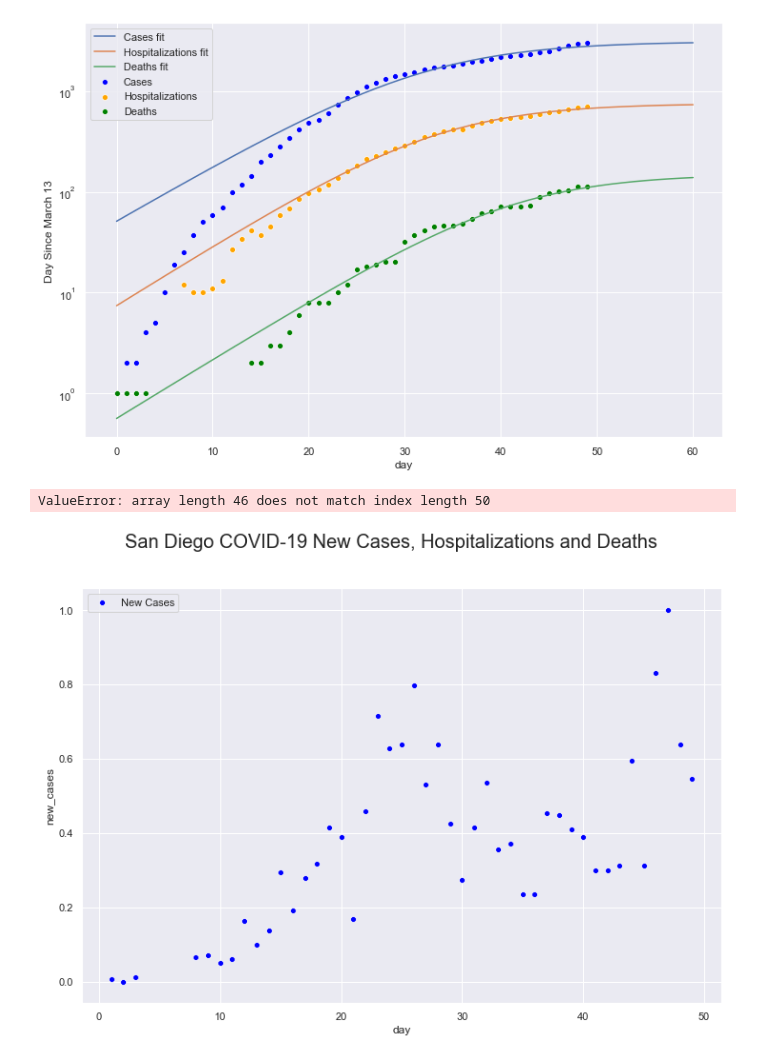
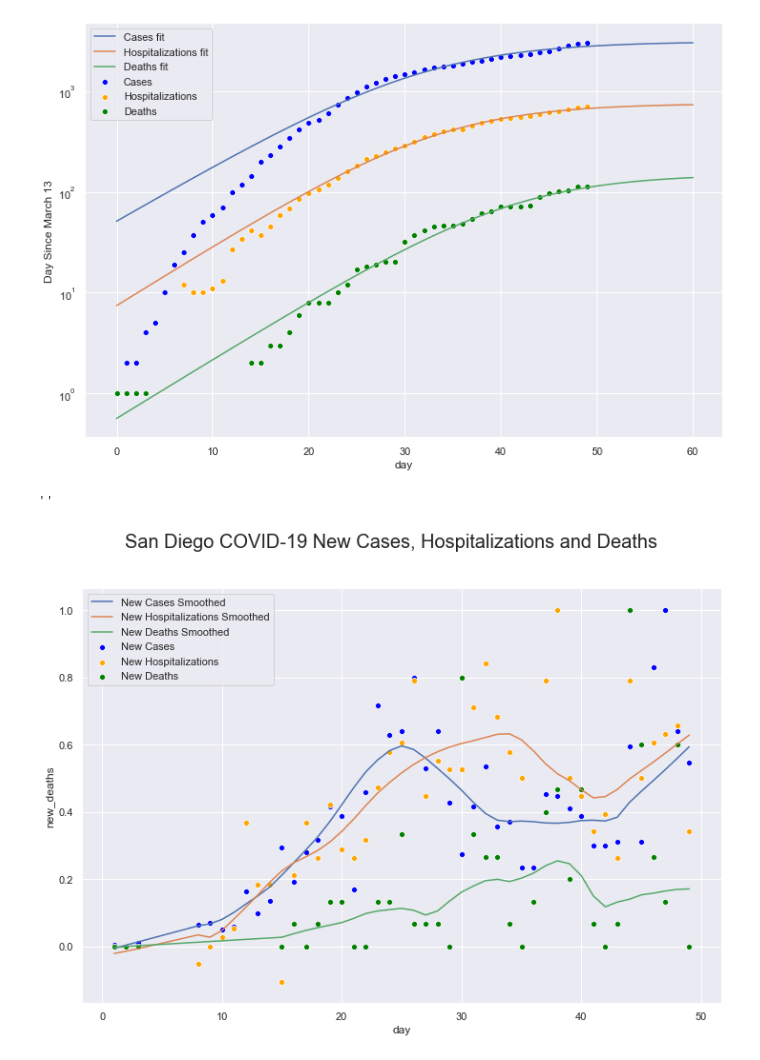
Before and after one commit to sandiegodata/covid19, a Jupyter notebook: Notebooks/San Diego.ipynb, the cells around one changed output. Cells and saved outputs as stored; diff of their text form; code cells hidden in the pictures.

```diff
--- a/Notebooks/San Diego.ipynb
+++ b/Notebooks/San Diego.ipynb
@@ -235,32 +235,33 @@ D Mean=41.0, R^2=0.5276993385764301
 # %%
 fig, ax = plt.subplots(figsize=(12,8))
 fig.suptitle("San Diego COVID-19 New Cases, Hospitalizations and Deaths", fontsize=20);
 
 
-smoothing = 0.2
+smoothing = 0.3
 
 fit_func = func_logpdf
 
 t = df.dropna(subset=['day','new_cases','new_hosp']).copy()
 
 t.new_hosp = t.new_hosp/np.max(t.new_hosp)
 t.new_cases = t.new_cases/np.max(t.new_cases)
 t.new_deaths = t.new_deaths/np.max(t.new_deaths)
 
 x = np.linspace(0,60)
 
 sns.scatterplot(df.day, t.new_cases, ax=ax, color='blue', label='New Cases')
-smoothed = [0]+list(lowess(t.new_cases,  t.day,smoothing)[:,1])
-sns.lineplot(df.day, smoothed, label='New Cases Smoothed')
+smoothed = lowess(t.new_cases,  t.day,smoothing)
+sns.lineplot(smoothed[:,0], smoothed[:,1], label='New Cases Smoothed')
 
 sns.scatterplot(df.day, t.new_hosp, ax=ax, color='orange', label='New Hospitalizations')
-smoothed = [0]+list(lowess(t.new_hosp,  t.day, smoothing)[:,1])
-sns.lineplot(df.day, smoothed, label='New Hospitalizations Smoothed')
+smoothed = lowess(t.new_hosp,  t.day, smoothing)
+sns.lineplot(smoothed[:,0], smoothed[:,1], label='New Hospitalizations Smoothed')
 
 
-sns.scatterplot(df.day, t.new_deaths, ax=ax, color='green', label='New Deaths')
-smoothed = [0]+list(lowess(t.new_deaths,  t.day, smoothing)[:,1])
-sns.lineplot(df.day, smoothed, label='New Deaths Smoothed')
+sns.scatterplot(t.day, t.new_deaths, ax=ax, color='green', label='New Deaths')
+smoothed = lowess(t.new_deaths,  t.day, smoothing)
+sns.lineplot(smoothed[:,0], smoothed[:,1], label='New Deaths Smoothed')
+;
 # %% [output]
-ValueError: array length 46 does not match index length 50
+''
-[figure, old version]
+[figure, new version]
```
Also changed, not shown: parts of 8 cells of this notebook, 11 other files.
